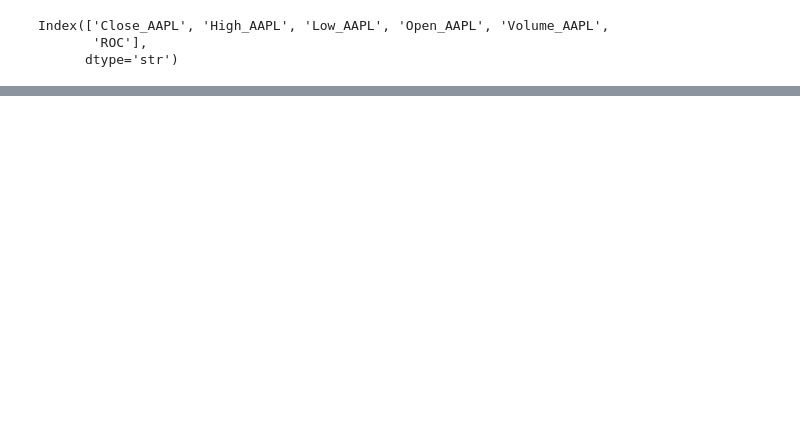
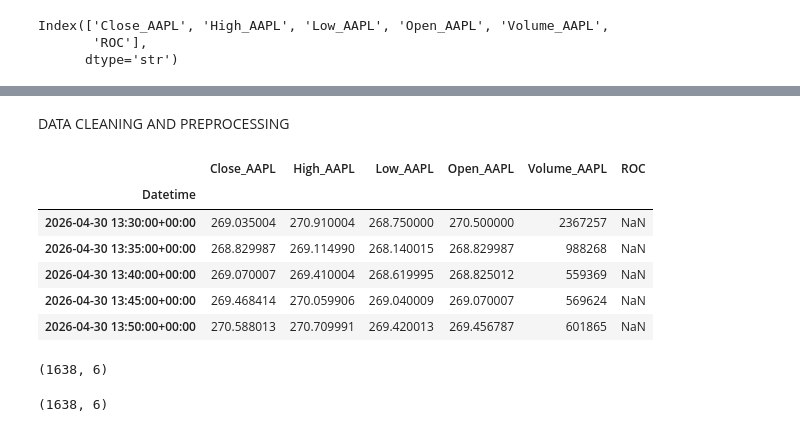
Before and after one commit to Priyamkumar8778/algo-trading, a Jupyter notebook: 7EDA.ipynb, the cells around one changed output, grey strips where cells are left out. Drawn from its saved outputs; the diff is of its cells as text; code cells hidden in the pictures; blank space fills up the shorter version.

Commit message:
Data cleaning and preprocessing

```diff
--- a/7EDA.ipynb
+++ b/7EDA.ipynb
@@ -143,0 +161,18 @@ sns.heatmap(df.corr(numeric_only=True), annot=True)
+# %% [markdown]
+DATA CLEANING AND PREPROCESSING
+# %%
+df_cleaned = df.copy()
+# %%
+df_cleaned.head()
+# %% [output]
+|  | Close_AAPL | High_AAPL | Low_AAPL | Open_AAPL | Volume_AAPL | ROC |
+| Datetime |  |  |  |  |  |  |
+| 2026-04-30 13:30:00+00:00 | 269.035004 | 270.910004 | 268.750000 | 270.500000 | 2367257 | NaN |
+| 2026-04-30 13:35:00+00:00 | 268.829987 | 269.114990 | 268.140015 | 268.829987 | 988268 | NaN |
+| 2026-04-30 13:40:00+00:00 | 269.070007 | 269.410004 | 268.619995 | 268.825012 | 559369 | NaN |
+| 2026-04-30 13:45:00+00:00 | 269.468414 | 270.059906 | 269.040009 | 269.070007 | 569624 | NaN |
+| 2026-04-30 13:50:00+00:00 | 270.588013 | 270.709991 | 269.420013 | 269.456787 | 601865 | NaN |
+# %%
+df_cleaned.shape
+# %% [output]
+(1638, 6)
@@ -143,0 +183,4 @@ sns.heatmap(df.corr(numeric_only=True), annot=True)
+# %%
+df_cleaned.shape
+# %% [output]
+(1638, 6)
```
Also changed, not shown: parts of 12 cells of this notebook.
